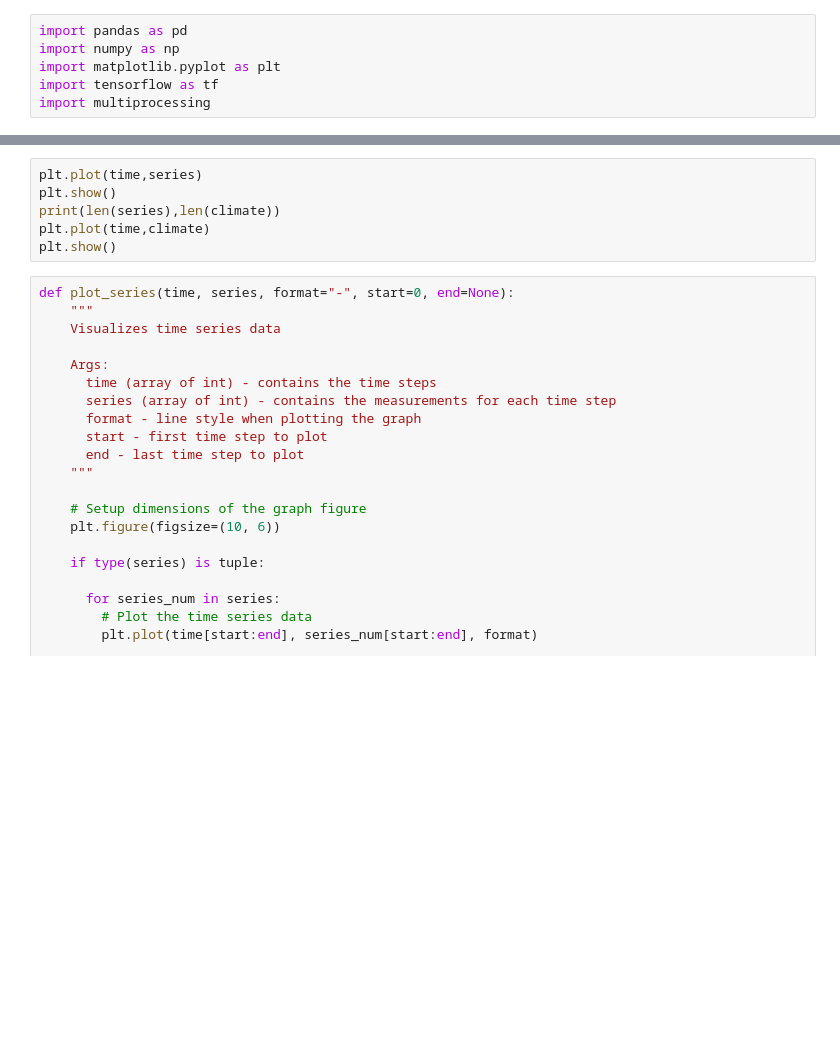
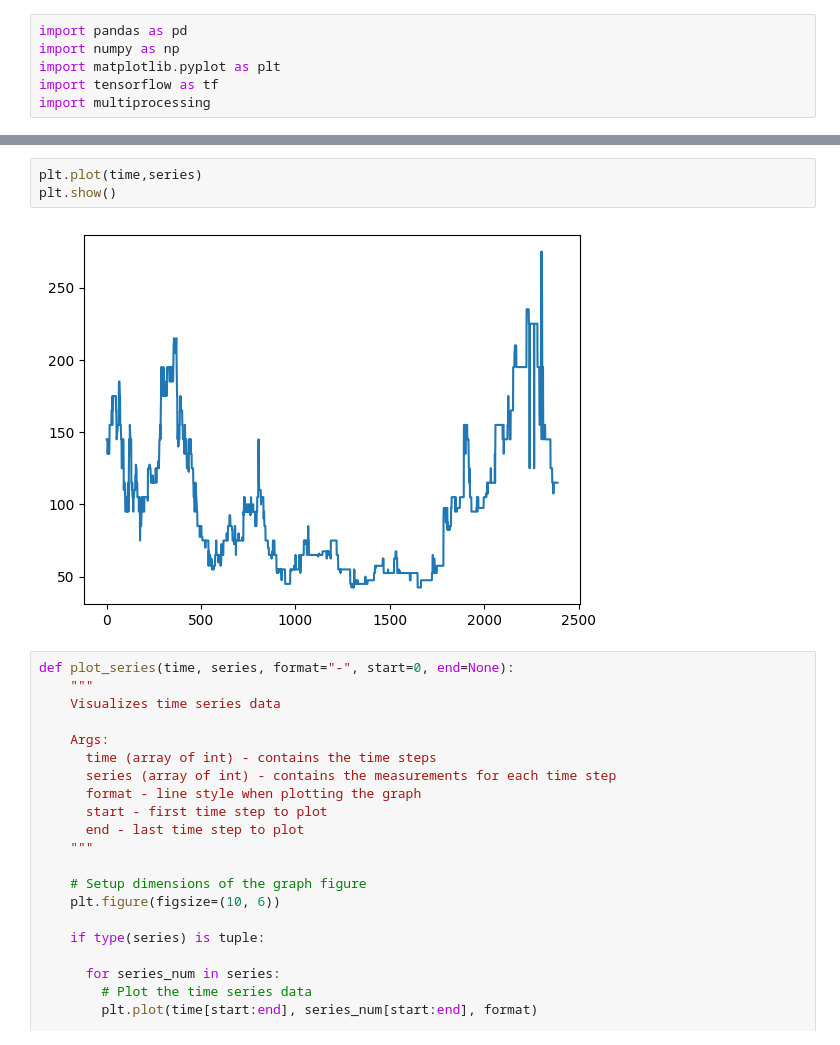
Before and after one commit to Shrish-KS/Recurrent-NN, a Jupyter notebook: model.ipynb, the cells around one changed output, grey strips where cells are left out. Cells and saved outputs as stored; diff of their text form; blank space fills up the shorter version.

```diff
--- a/model.ipynb
+++ b/model.ipynb
@@ -42,9 +73,8 @@ print(climate)
 # %%
 plt.plot(time,series)
 plt.show()
-print(len(series),len(climate))
-plt.plot(time,climate)
-plt.show()
+# %% [output]
+[figure, added]
 # %%
 def plot_series(time, series, format="-", start=0, end=None):
     """
```
Also changed, not shown: parts of 27 cells of this notebook.
